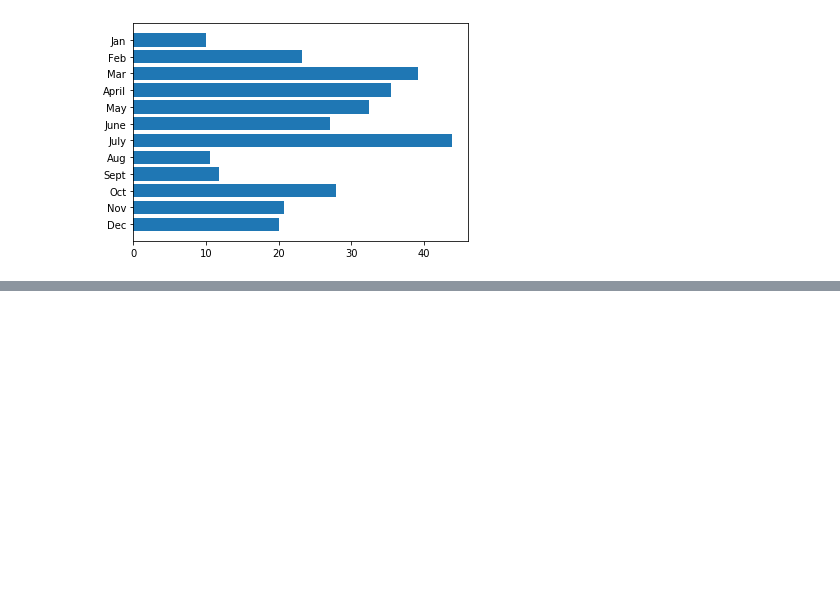
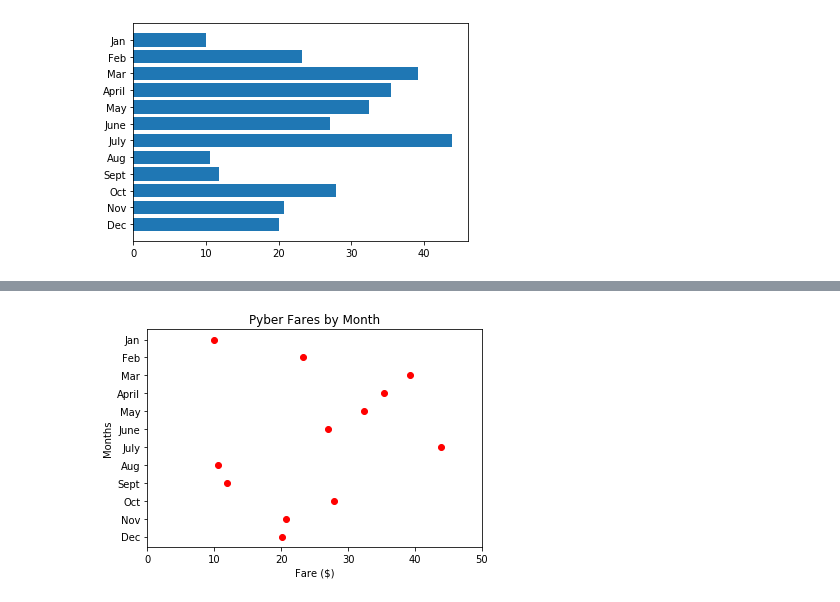
Before and after one commit to blocrunx/PyBer_Analysis, a Jupyter notebook: matplotlib_practice.ipynb, the cells around one changed output, grey strips where cells are left out. Saved outputs shown, nothing was run; the diff lists cells and outputs as text; code cells hidden in the pictures; blank space fills up the shorter version.

```diff
--- a/matplotlib_practice.ipynb
+++ b/matplotlib_practice.ipynb
@@ -102,0 +135,9 @@ plt.gca().invert_yaxis()
+# %%
+plt.scatter(y_axis, x_axis, color= 'red', label= 'Chicago')
+plt.ylabel('Months')
+plt.xlabel('Fare ($)')
+plt.title('Pyber Fares by Month')
+plt.xlim(0,50)
+plt.gca().invert_yaxis()
+# %% [output]
+[figure, added]
```
Also changed, not shown: parts of 13 cells of this notebook, 1 other file.
